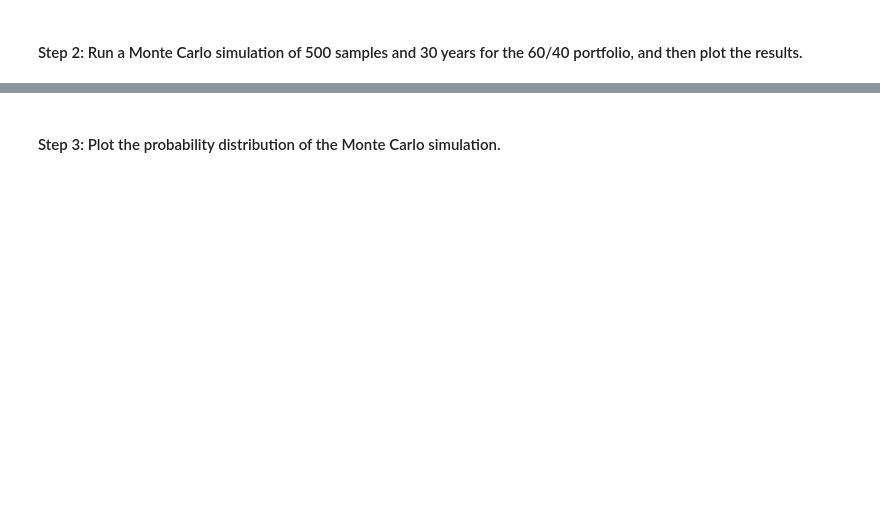
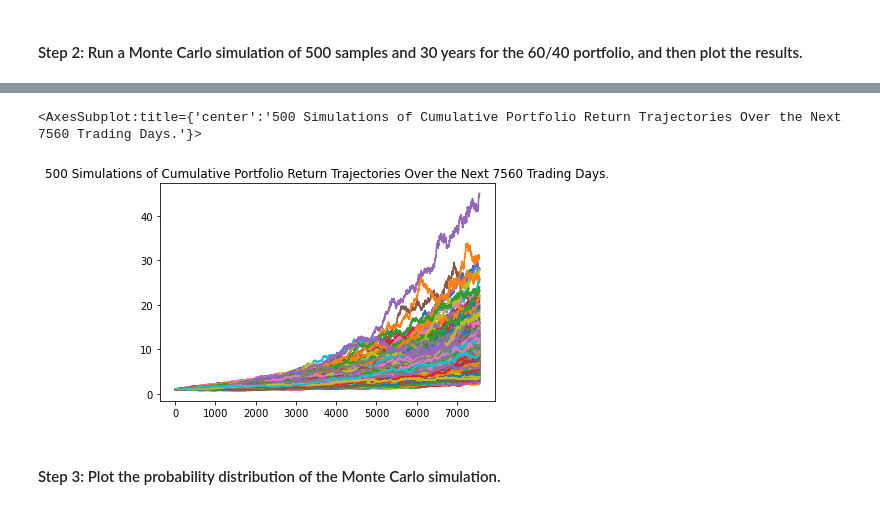
Before and after one commit to caltham/Challenge_5, a Jupyter notebook: financial_planning_tools.ipynb, the cells around one changed output, grey strips where cells are left out. Saved outputs shown, nothing was run; the diff lists cells and outputs as text; code cells hidden in the pictures; blank space fills up the shorter version.

```diff
--- a/financial_planning_tools.ipynb
+++ b/financial_planning_tools.ipynb
@@ -459,19 +459,28 @@ In this section, you’ll use the MCForecastTools library to create a Monte Carl
 # %%
 # Set start and end dates of 3 years back from your current date
 # Alternatively, you can use an end date of 2020-08-07 and work 3 years back from that date
-# YOUR CODE HERE
-# YOUR CODE HERE
+
+start_date_2 = pd.Timestamp("2017-08-07").isoformat()
 
 # Set number of rows to 1000 to retrieve the maximum amount of rows
-# YOUR CODE HERE
+
+limit_rows = 1000
 # %%
 # Use the Alpaca get_barset function to make the API call to get the 3 years worth of pricing data
 # The tickers and timeframe parameters should have been set in Part 1 of this activity
 # The start and end dates should be updated with the information set above
 # Remember to add the df property to the end of the call so the response is returned as a DataFrame
-# YOUR CODE HERE
 
+alpaca_df_2 = alpaca.get_barset(
+    tickers,
+    timeframe,
+    start = start_date_2,
+    end = end_date,
+    limit = limit_rows
+).df
 
 # Display both the first and last five rows of the DataFrame
-# YOUR CODE HERE
-# YOUR CODE HERE
+
+display(alpaca_df_2.head())
+
+display(alpaca_df_2.tail())
@@ -481,7 +507,14 @@ In this section, you’ll use the MCForecastTools library to create a Monte Carl
 # Configure the Monte Carlo simulation to forecast 30 years cumulative returns
 # The weights should be split 40% to AGG and 60% to SPY.
 # Run 500 samples.
-# YOUR CODE HERE
+
+MC_thirty_year = MCSimulation(
+  portfolio_data = alpaca_df_2,
+  weights = [.60,.40],
+  num_simulation = 500,
+  num_trading_days = 252*30
+)
 
 # Review the simulation input data
-# YOUR CODE HERE
+
+MC_thirty_year.portfolio_data.head()
@@ -491,7 +576,13 @@ In this section, you’ll use the MCForecastTools library to create a Monte Carl
 # %%
 # Visualize the 30-year Monte Carlo simulation by creating an
 # overlay line plot
-# YOUR CODE HERE
+
+MC_sim_line_plot = MC_thirty_year.plot_simulation()
+
+MC_sim_line_plot
+# %% [output]
+<AxesSubplot:title={'center':'500 Simulations of Cumulative Portfolio Return Trajectories Over the Next 7560 Trading Days.'}>
+[figure, added]
 # %% [markdown]
 #### Step 3: Plot the probability distribution of the Monte Carlo simulation.
 # %%
```
Also changed, not shown: parts of 24 cells of this notebook.
